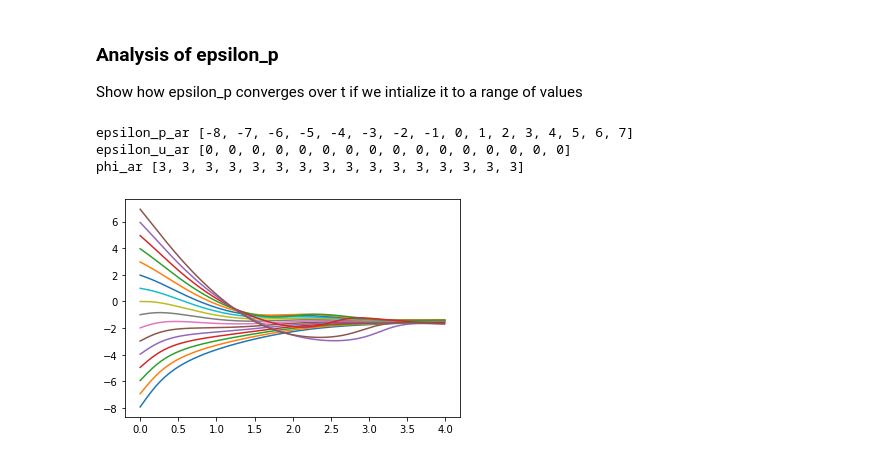
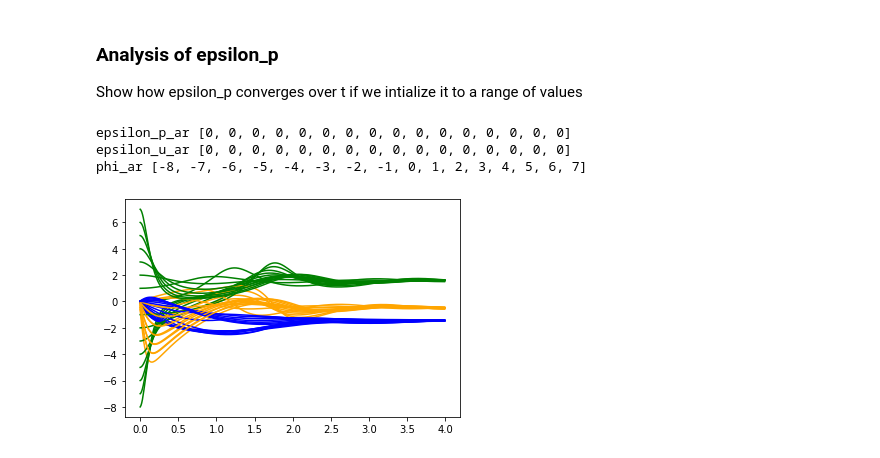
Before and after one commit to andyk/reading, a Jupyter notebook: code_andy/Free energy tutorial 2020-04-15.ipynb, the cells around one changed output. Drawn from its saved outputs; the diff is of its cells as text; code cells hidden in the pictures.

```diff
--- a/code_andy/Free energy tutorial 2020-04-15.ipynb
+++ b/code_andy/Free energy tutorial 2020-04-15.ipynb
@@ -201,63 +201,52 @@ Show how epsilon_p converges over t if we intialize it to a range of values
 import matplotlib.pyplot as plt
 
 u = 2
-v_p = 3
 sigma_p = 1
 sigma_u = 1
 
 num_lines = 16
-phi_ar = [v_p for i in range(num_lines)]
+#v_p = 3
+#phi_ar = [v_p for i in range(num_lines)]
+phi_ar = [i - int(num_lines / 2) for i in range(num_lines)]
 epsilon_u_ar = [0 for i in range(num_lines)]
-epsilon_p_ar = [i - int(num_lines / 2) for i in range(num_lines)]
+epsilon_p_ar = [0 for i in range(num_lines)]
 print(f"epsilon_p_ar {epsilon_p_ar}")
 print(f"epsilon_u_ar {epsilon_u_ar}")
 print(f"phi_ar {phi_ar}")
 print()
 
 t_max = 4
 dt = 0.01
 
 def g(phi): return phi * phi
 def g_prime(phi): return 2 * phi
 
 t = [i*dt for i in range(int(t_max/dt))]
+
 # phi_res indexed by [line_num][step_num]
 phi_res, epsilon_p_res, epsilon_u_res = [], [], []
 
 for i in range(num_lines):
     phi_res.append([])
     epsilon_p_res.append([])
     epsilon_u_res.append([])
 
     for j in range(int(t_max/dt)):
-        # Update vals for this timestep
-        #     0         * 2*3          - 1 = -1
         phi_ar[i] = phi_ar[i] + dt * (epsilon_u_ar[i] * g_prime(phi_ar[i]) - epsilon_p_ar[i])
-        #print(f"phi {phi}")
-
-        #             0 - 3   - 1       * 0 = -1
-        #epsilon_p = epsilon_p + dt * (phi - v_p - sigma_p * epsilon_p)
         epsilon_p_ar[i] = epsilon_p_ar[i] + dt * (phi_ar[i] - v_p - sigma_p * epsilon_p_ar[i])
-        #print(f"epsilon_p {epsilon_p}")
-
-        #           2 - 0      - 1      * 0 = 1
         epsilon_u_ar[i] = epsilon_u_ar[i] + dt * (u - g(phi_ar[i]) - sigma_u * epsilon_u_ar[i])
-        #print(f"epsilon_u {epsilon_u}")
-
-        #print()
 
         # Accumulate results
-        # add a new point for line i
-        phi_res.append(phi_ar[i])
+        phi_res[i].append(phi_ar[i])
         epsilon_p_res[i].append(epsilon_p_ar[i])
         epsilon_u_res[i].append(epsilon_u_ar[i])
 
-#plt.plot(t, phi_array)
 for k in range(num_lines):
-    plt.plot(t, epsilon_p_res[k])
-#plt.plot(t, epsilon_u_array])
+    plt.plot(t, phi_res[k],c="green")
+    plt.plot(t, epsilon_p_res[k],c="blue")
+    plt.plot(t, epsilon_u_res[k],c="orange")
 # %% [output]
-epsilon_p_ar [-8, -7, -6, -5, -4, -3, -2, -1, 0, 1, 2, 3, 4, 5, 6, 7]
+epsilon_p_ar [0, 0, 0, 0, 0, 0, 0, 0, 0, 0, 0, 0, 0, 0, 0, 0]
 epsilon_u_ar [0, 0, 0, 0, 0, 0, 0, 0, 0, 0, 0, 0, 0, 0, 0, 0]
-phi_ar [3, 3, 3, 3, 3, 3, 3, 3, 3, 3, 3, 3, 3, 3, 3, 3]
+phi_ar [-8, -7, -6, -5, -4, -3, -2, -1, 0, 1, 2, 3, 4, 5, 6, 7]
-[figure, old version]
+[figure, new version]
```
